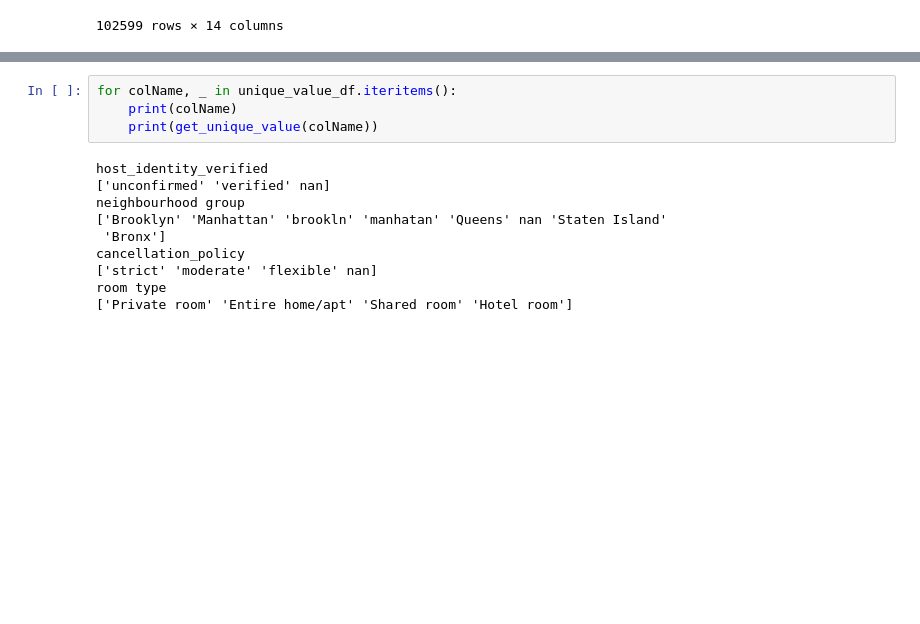
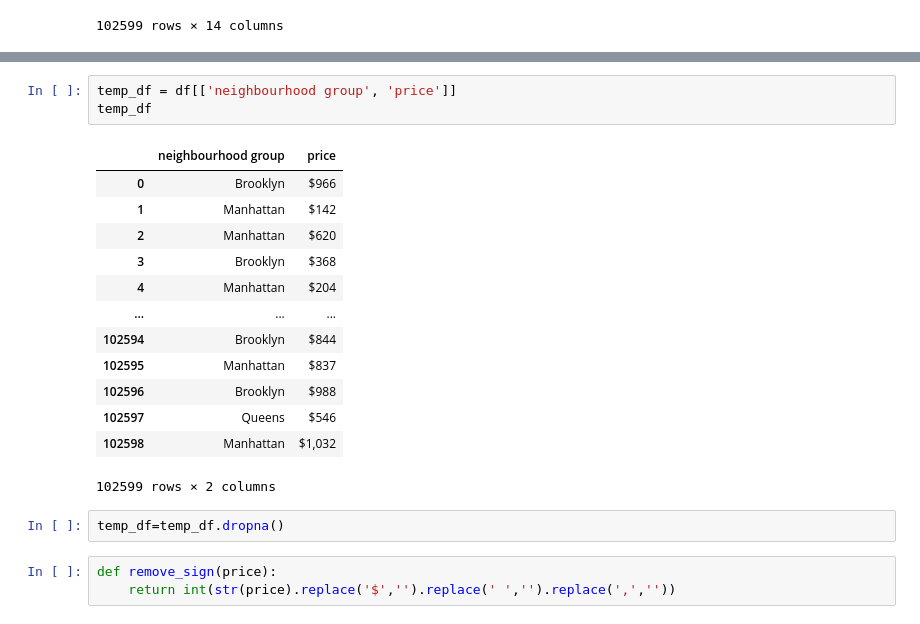
Before and after one commit to Junvildo/AirBnb_Data_Visualize, a Jupyter notebook: main.ipynb, the cells around one changed output, grey strips where cells are left out. Cells and saved outputs as stored; diff of their text form; blank space fills up the shorter version.

```diff
--- a/main.ipynb
+++ b/main.ipynb
@@ -153,14 +86,22 @@ See the caveats in the documentation: https://pandas.pydata.org/pandas-docs/stab
-# %%
-for colName, _ in unique_value_df.iteritems():
-    print(colName)
-    print(get_unique_value(colName))
-# %% [output]
-host_identity_verified
-['unconfirmed' 'verified' nan]
-neighbourhood group
-['Brooklyn' 'Manhattan' 'brookln' 'manhatan' 'Queens' nan 'Staten Island'
- 'Bronx']
-cancellation_policy
-['strict' 'moderate' 'flexible' nan]
-room type
-['Private room' 'Entire home/apt' 'Shared room' 'Hotel room']
+# %%
+temp_df = df[['neighbourhood group', 'price']]
+temp_df
+# %% [output]
+|  | neighbourhood group | price |
+| 0 | Brooklyn | $966 |
+| 1 | Manhattan | $142 |
+| 2 | Manhattan | $620 |
+| 3 | Brooklyn | $368 |
+| 4 | Manhattan | $204 |
+| ... | ... | ... |
+| 102594 | Brooklyn | $844 |
+| 102595 | Manhattan | $837 |
+| 102596 | Brooklyn | $988 |
+| 102597 | Queens | $546 |
+| 102598 | Manhattan | $1,032 |
+102599 rows × 2 columns
+# %%
+temp_df=temp_df.dropna()
+# %%
+def remove_sign(price):
+    return int(str(price).replace('$','').replace(' ','').replace(',',''))
```
Also changed, not shown: parts of 10 cells of this notebook.
